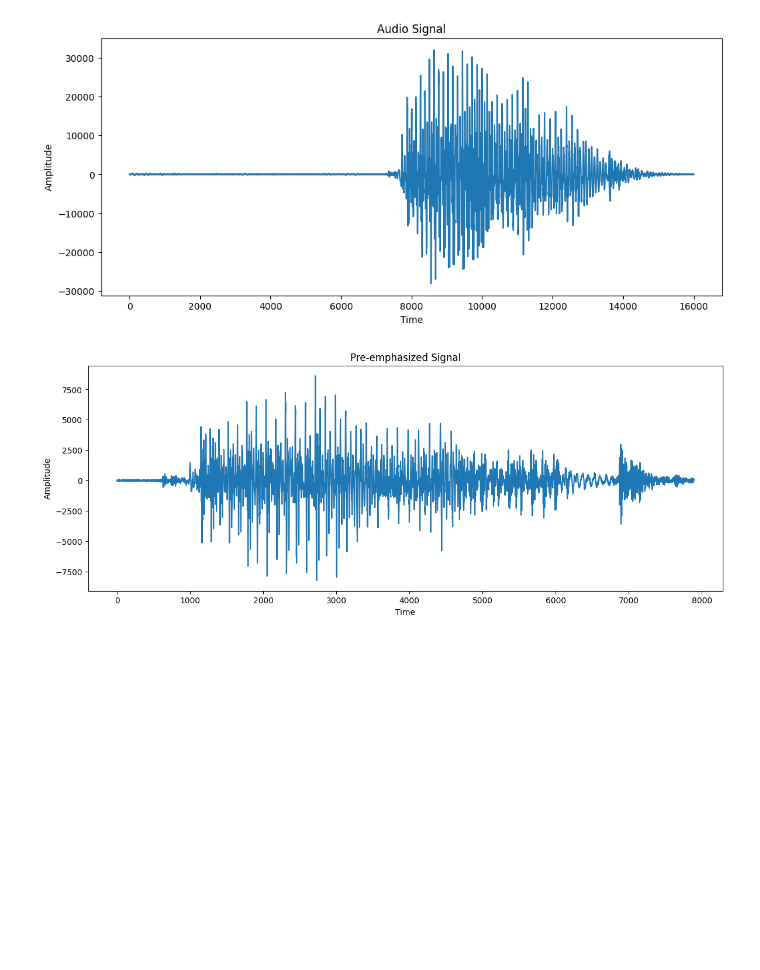
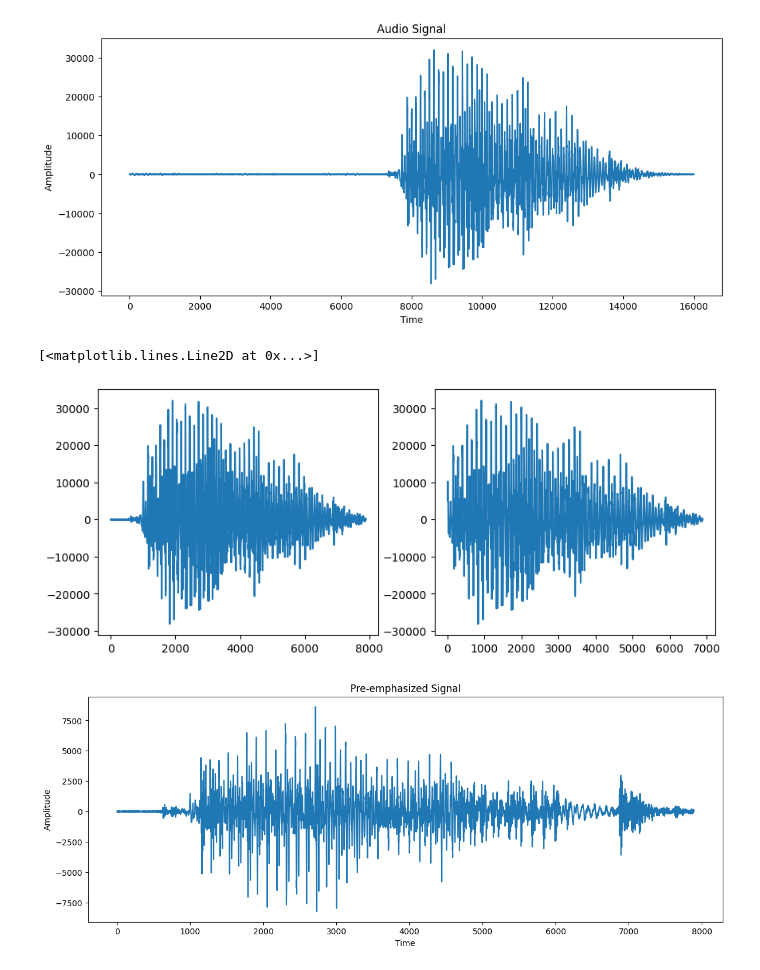
Before and after one commit to svijayvrat/Py-STT-Engine, a Jupyter notebook: stt-engine.ipynb, the cells around one changed output. Saved outputs shown, nothing was run; the diff lists cells and outputs as text; code cells hidden in the pictures; blank space fills up the shorter version.

Commit message:
Isolate speech
+Removed hums and/or silence from audio.
+since the audio files contain only 1 word, said without pause, we can remove isolate speech by removing noise surrounding the word audio.
+ When traversing from left/right, if the amplitude greater than 15% of maximum amplitude of audio is encountered, we remove the audio up until then.

```diff
--- a/stt-engine.ipynb
+++ b/stt-engine.ipynb
@@ -18,6 +18,34 @@ plt.title("Audio Signal")
 plt.show()
 # %% [output]
 [figure]
+# %%
+# Containing and isolating only speech by removing silence or hums.
+discard_threshold=max(audio)*0.15
+fig, (ax1, ax2) = plt.subplots(1, 2, figsize=(10, 4))
+ax1.plot(audio)
+boundLeft=0
+for i in range(0,sampleRate):
+    if(audio[i]>=discard_threshold):
+        if(i>1000):
+            boundLeft=i-1000
+        else:
+            boundLeft=i
+        break
+boundRight=0
+for i in range(sampleRate-1,-1,-1):
+    if(audio[i]>=discard_threshold):
+        if(i<15000):
+            boundRight=i+1000
+        else:
+            boundRight=i
+        break
+
+audio=audio[boundLeft:boundRight]
+sampleRate=audio.size
+plt.plot(audio)
+# %% [output]
+[<matplotlib.lines.Line2D at 0x...>]
+[figure, added]
 # %%
 # To generate MFCC, we follow the following steps:
 # audioInput -> pre-emphasis -> framing -> windowing -> fourier transform -> Inverse Mel Scale Filter Bank -> Log() -> DCT ->
```
